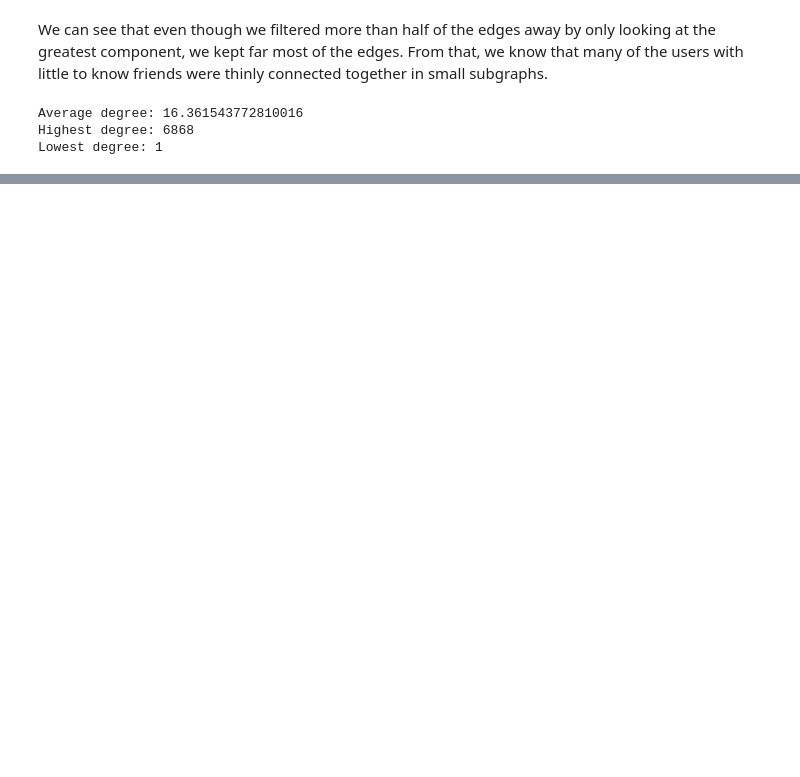
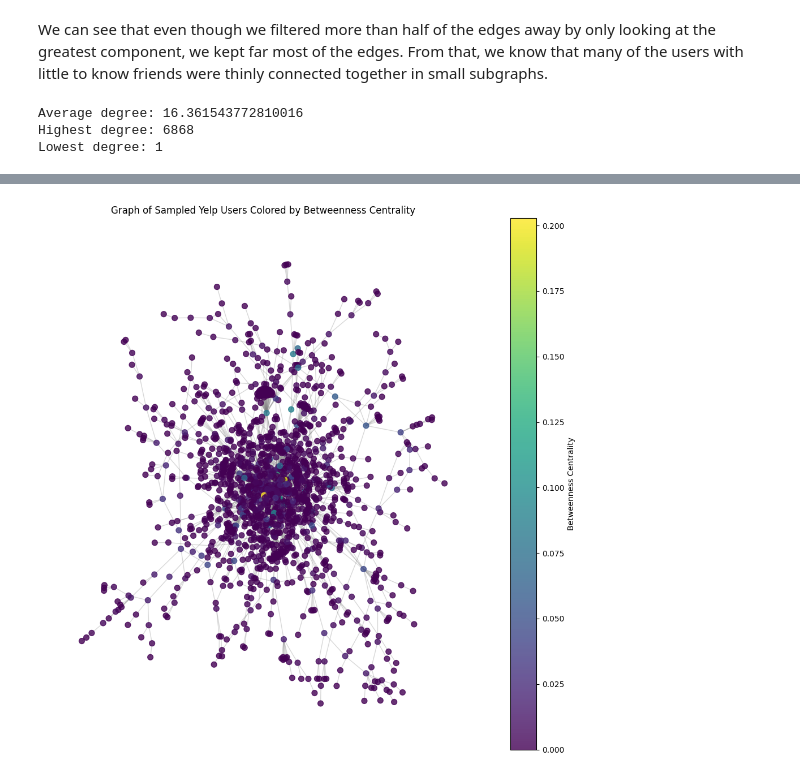
Before and after one commit to Cerlog/02807-project, a Jupyter notebook: Yelp_project_graph.ipynb, the cells around one changed output, grey strips where cells are left out. Cells and saved outputs as stored; diff of their text form; code cells hidden in the pictures; blank space fills up the shorter version.

```diff
--- a/Yelp_project_graph.ipynb
+++ b/Yelp_project_graph.ipynb
@@ -93,0 +232,7 @@ Lowest degree: 1
+# %%
+# Comparing to the built-in function
+betweenness_centrality_built_in = nx.betweenness_centrality(H)
+sorted_betweenness_built_in = sorted(betweenness_centrality_built_in.items(), key=lambda x: x[1], reverse=True)
+print("Top 10 users by betweenness centrality (built-in):")
+for user, centrality in sorted_betweenness_built_in[:10]:
+    print(f'User ID: {user}, Betweenness Centrality: {centrality}')
@@ -93,0 +251,26 @@ Lowest degree: 1
+# %%
+node_colors = [betweenness_centrality_built_in[n] for n in H.nodes()]
+
+pos = nx.spring_layout(H, seed=42)
+
+fig, ax = plt.subplots(figsize=(10, 10))
+
+nodes = nx.draw_networkx_nodes(
+    H, pos, ax=ax,
+    node_size=50,
+    node_color=node_colors,
+    cmap=plt.cm.viridis,
+    alpha=0.8
+)
+nx.draw_networkx_edges(H, pos, ax=ax, edge_color="gray", alpha=0.3)
+
+ax.set_title("Graph of Sampled Yelp Users Colored by Betweenness Centrality")
+ax.set_axis_off()
+
+cbar = fig.colorbar(nodes, ax=ax)
+cbar.set_label("Betweenness Centrality")
+
+plt.tight_layout()
+plt.show()
+# %% [output]
+[figure, added]
```
Also changed, not shown: parts of 42 cells of this notebook, 2 other files.
